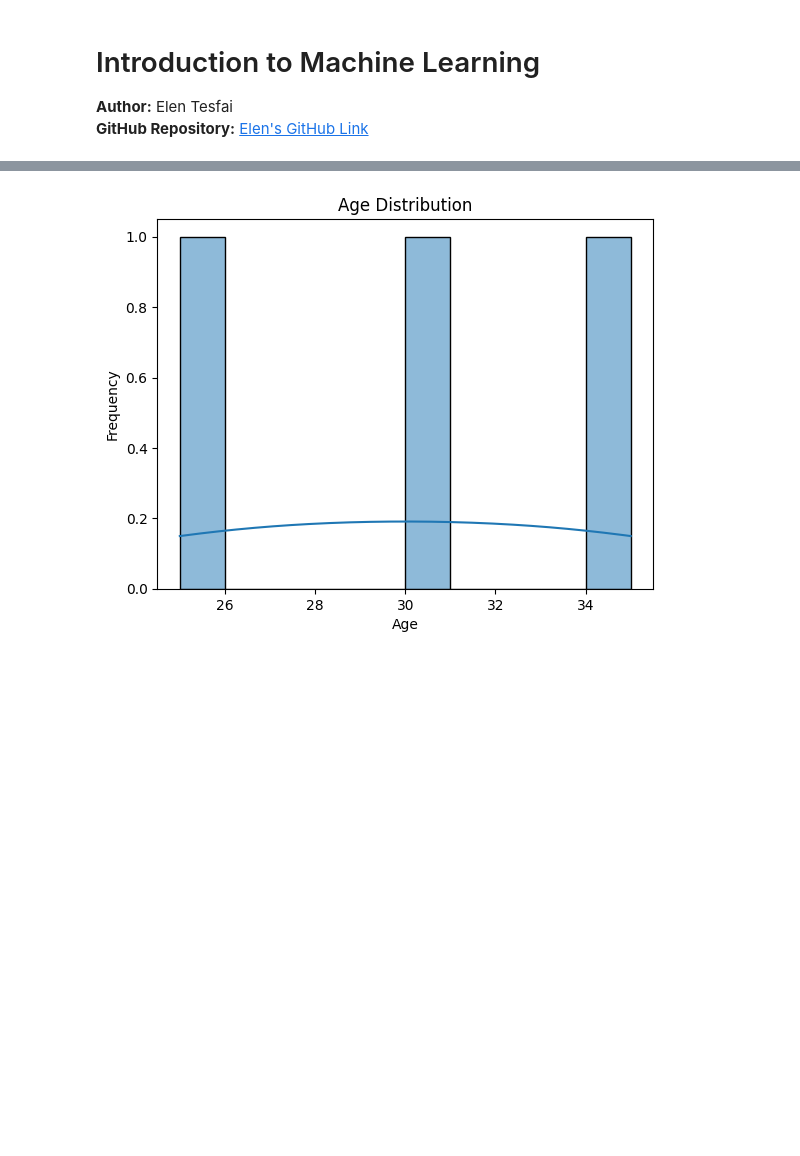
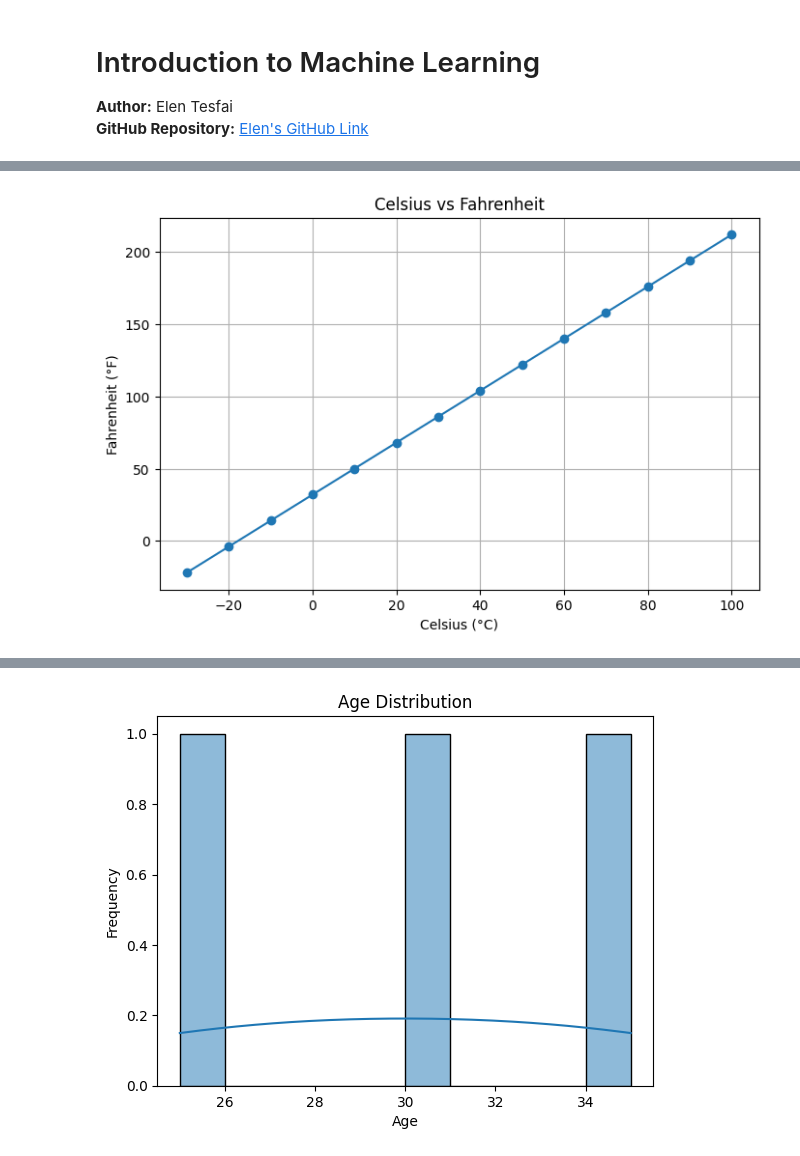
Before and after one commit to Elen-tesfai/datafun-07-ml, a Jupyter notebook: elent_ml_v2.ipynb, the cells around one changed output, grey strips where cells are left out. Saved outputs shown, nothing was run; the diff lists cells and outputs as text; code cells hidden in the pictures; blank space fills up the shorter version.

Commit message:
Completed Part 1: Chart a Straight Line

```diff
--- a/elent_ml_v2.ipynb
+++ b/elent_ml_v2.ipynb
@@ -54,0 +41,31 @@ max    35.0  80000.000000
+# %%
+# Import necessary libraries
+import pandas as pd
+import matplotlib.pyplot as plt
+
+# Define Celsius values (you can adjust the range)
+celsius = pd.Series(range(-30, 101, 10))  # From -30 to 100 in steps of 10
+
+# Calculate Fahrenheit using the equation F = (9/5)*C + 32
+fahrenheit = (9/5) * celsius + 32
+
+# Create a DataFrame for easy plotting
+temp_df = pd.DataFrame({
+    'Celsius': celsius,
+    'Fahrenheit': fahrenheit
+})
+
+# Plot the Celsius vs Fahrenheit
+plt.figure(figsize=(8, 5))
+plt.plot(temp_df['Celsius'], temp_df['Fahrenheit'], marker='o')
+
+# Set labels and title
+plt.title('Celsius vs Fahrenheit')
+plt.xlabel('Celsius (°C)')
+plt.ylabel('Fahrenheit (°F)')
+
+# Show the plot
+plt.grid(True)
+plt.show()
+# %% [output]
+[figure, added]
```
Also changed, not shown: parts of 45 cells of this notebook, 1 other file.
